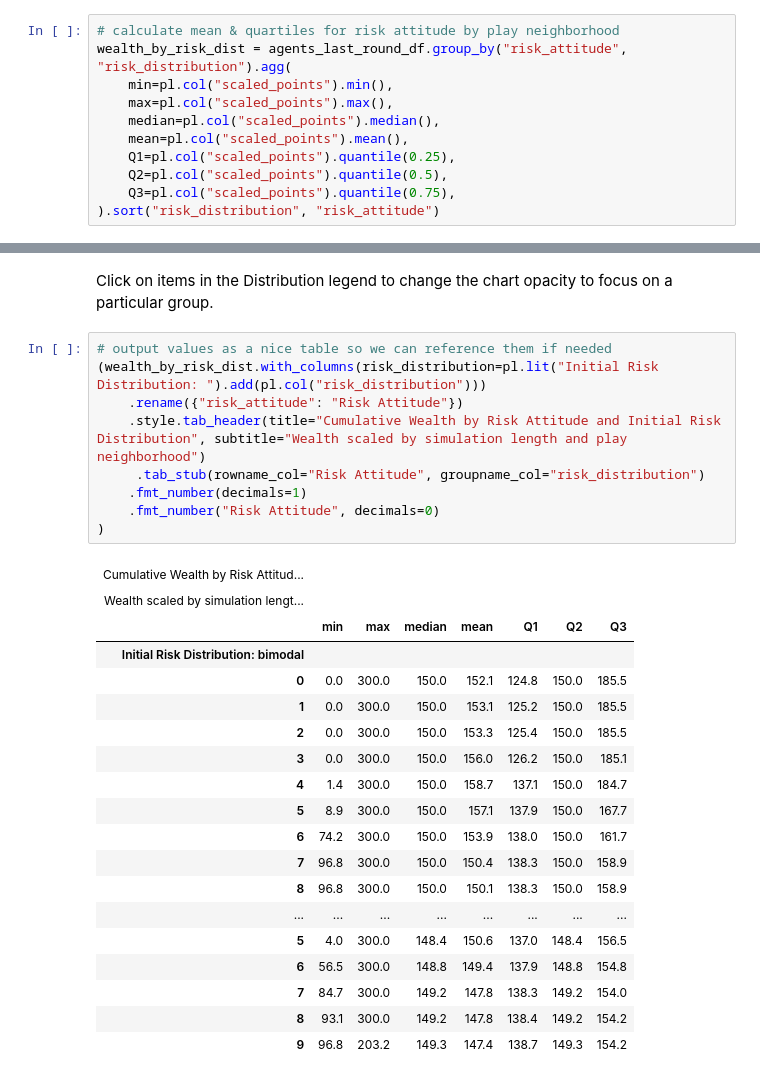
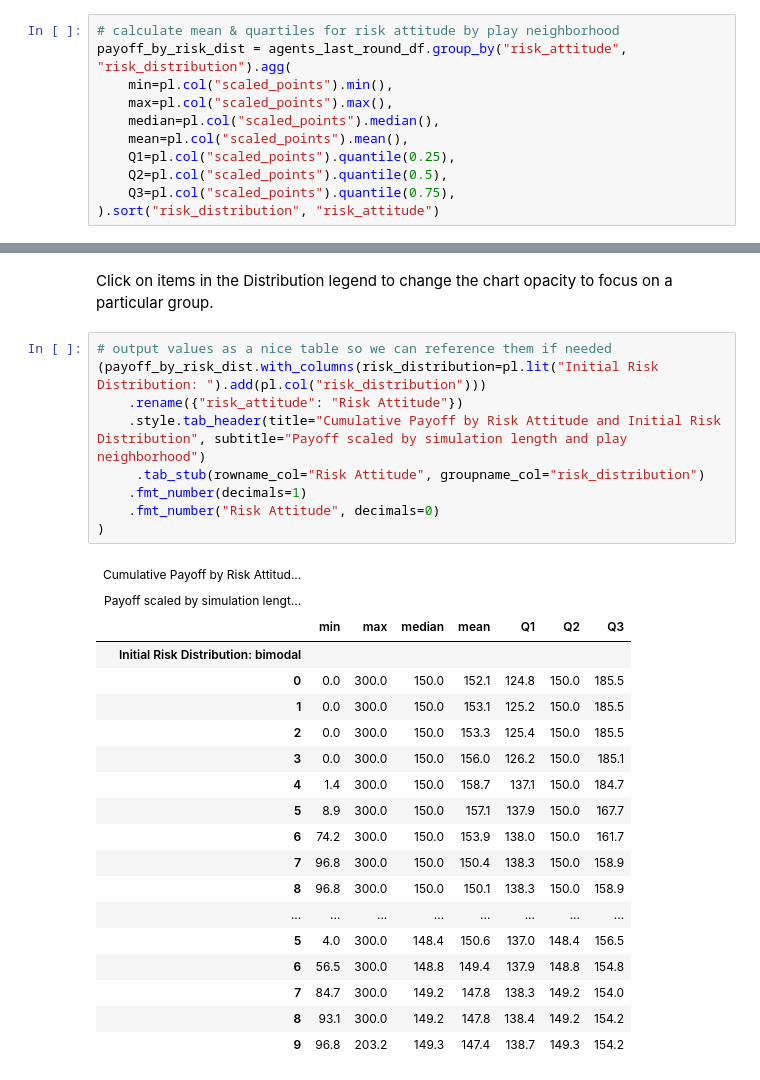
Before and after one commit to Princeton-CDH/simulating-risk, a Jupyter notebook: notebooks/hawkdovemulti_noadjust/analyze_batchrun_data.ipynb, the cells around one changed output, grey strips where cells are left out. Saved outputs shown, nothing was run; the diff lists cells and outputs as text.

```diff
--- a/notebooks/hawkdovemulti_noadjust/analyze_batchrun_data.ipynb
+++ b/notebooks/hawkdovemulti_noadjust/analyze_batchrun_data.ipynb
@@ -560,7 +574,7 @@ Click on items in the Observed Neighborhood legend to change the chart opacity t
 #### Initial risk distribution
 # %%
 # calculate mean & quartiles for risk attitude by play neighborhood
-wealth_by_risk_dist = agents_last_round_df.group_by("risk_attitude", "risk_distribution").agg(
+payoff_by_risk_dist = agents_last_round_df.group_by("risk_attitude", "risk_distribution").agg(
     min=pl.col("scaled_points").min(),
     max=pl.col("scaled_points").max(),
     median=pl.col("scaled_points").median(),
@@ -582,16 +596,16 @@ plot_mean_quartiles(wealth_by_risk_dist, 'risk_distribution', 'Initial Risk Dist
 Click on items in the Distribution legend to change the chart opacity to focus on a particular group.
 # %%
 # output values as a nice table so we can reference them if needed
-(wealth_by_risk_dist.with_columns(risk_distribution=pl.lit("Initial Risk Distribution: ").add(pl.col("risk_distribution")))
+(payoff_by_risk_dist.with_columns(risk_distribution=pl.lit("Initial Risk Distribution: ").add(pl.col("risk_distribution")))
     .rename({"risk_attitude": "Risk Attitude"})
-    .style.tab_header(title="Cumulative Wealth by Risk Attitude and Initial Risk Distribution", subtitle="Wealth scaled by simulation length and play neighborhood")
+    .style.tab_header(title="Cumulative Payoff by Risk Attitude and Initial Risk Distribution", subtitle="Payoff scaled by simulation length and play neighborhood")
      .tab_stub(rowname_col="Risk Attitude", groupname_col="risk_distribution")
     .fmt_number(decimals=1)
     .fmt_number("Risk Attitude", decimals=0)
 )
 # %% [output]
-| Cumulative Wealth by Risk Attitud... |  |  |  |  |  |  |  |
-| Wealth scaled by simulation lengt... |  |  |  |  |  |  |  |
+| Cumulative Payoff by Risk Attitud... |  |  |  |  |  |  |  |
+| Payoff scaled by simulation lengt... |  |  |  |  |  |  |  |
 |  | min | max | median | mean | Q1 | Q2 | Q3 |
 | Initial Risk Distribution: bimodal |  |  |  |  |  |  |  |
 | 0 | 0.0 | 300.0 | 150.0 | 152.1 | 124.8 | 150.0 | 185.5 |
```
Also changed, not shown: parts of 28 cells of this notebook, 4 other files.
